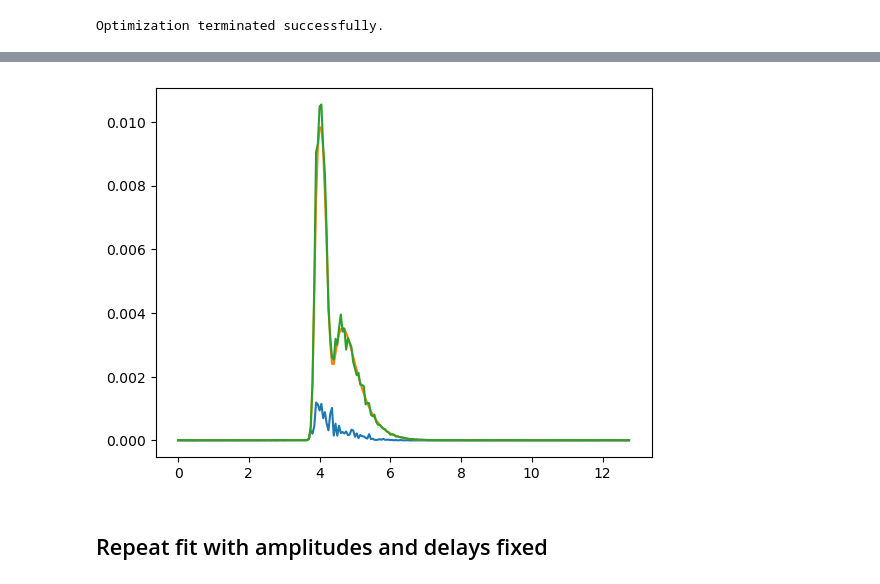
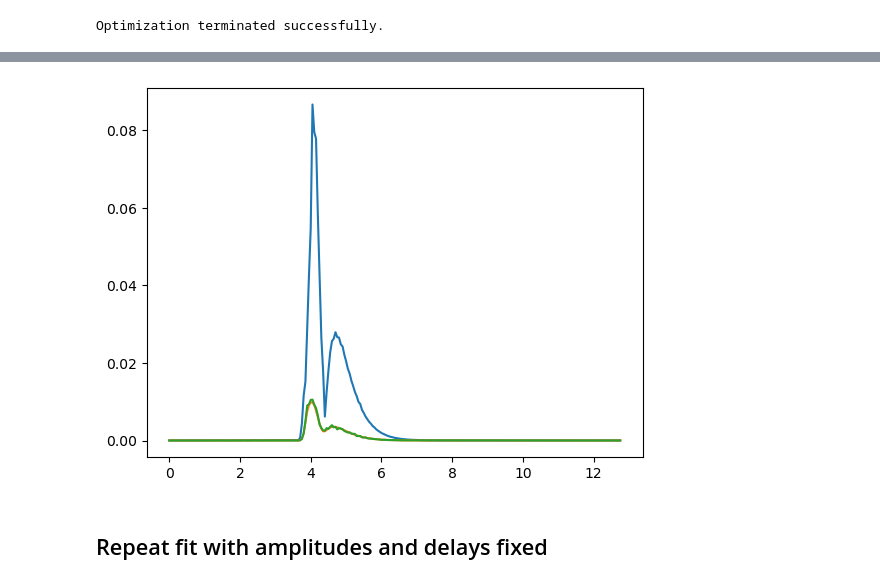
Before and after one commit to dodge-research-group/thztools, a Jupyter notebook: examples/tdnll-scaled-dev.ipynb, the cells around one changed output, grey strips where cells are left out. Cells and saved outputs as stored; diff of their text form; code cells hidden in the pictures.

```diff
--- a/examples/tdnll-scaled-dev.ipynb
+++ b/examples/tdnll-scaled-dev.ipynb
@@ -441,16 +426,16 @@ plt.show()
 # %%
 noise_model_fit = thz.NoiseModel(
     sigma_alpha=result.noise_model.sigma_alpha,
     sigma_beta=result.noise_model.sigma_beta,
     sigma_tau=result.noise_model.sigma_tau,
 )
 
-plt.plot(t, result.err_mu * np.sqrt(m))
+plt.plot(t, result.err_mu)
 plt.plot(t, noise_model_fit.amplitude(result.mu))
 plt.plot(t, np.std(x, axis=0))
 plt.show()
 # %% [output]
-[figure, old version]
+[figure, new version]
 # %% [markdown]
 ## Repeat fit with amplitudes and delays fixed
 # %%
```
Also changed, not shown: parts of 14 cells of this notebook, 2 other files.
